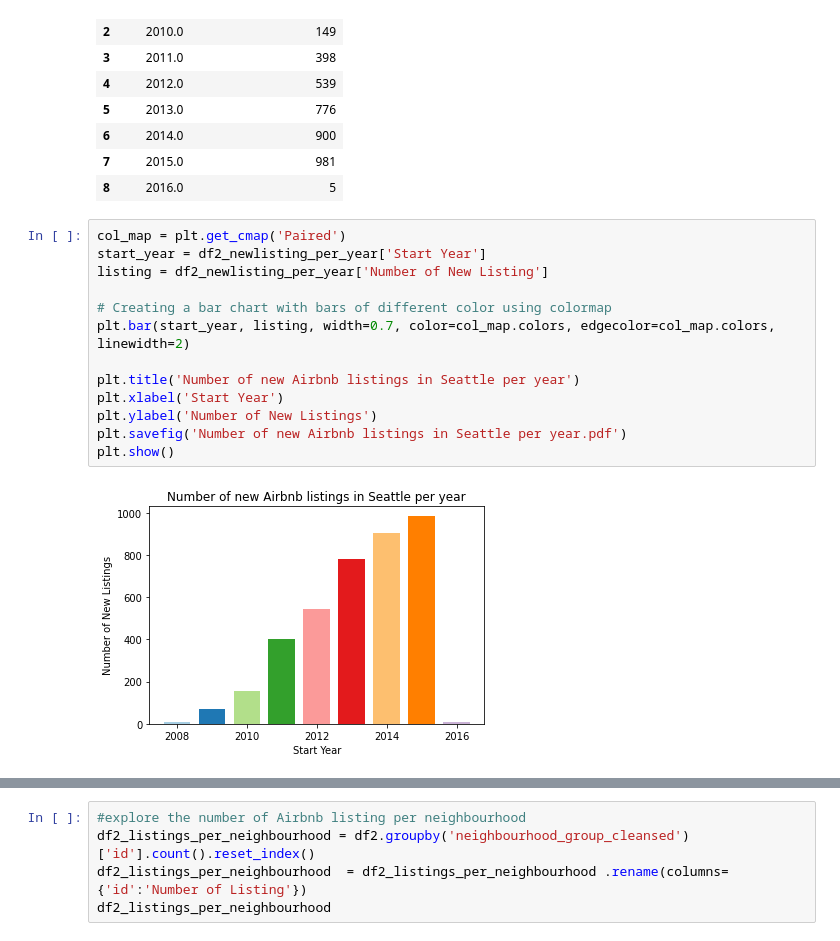
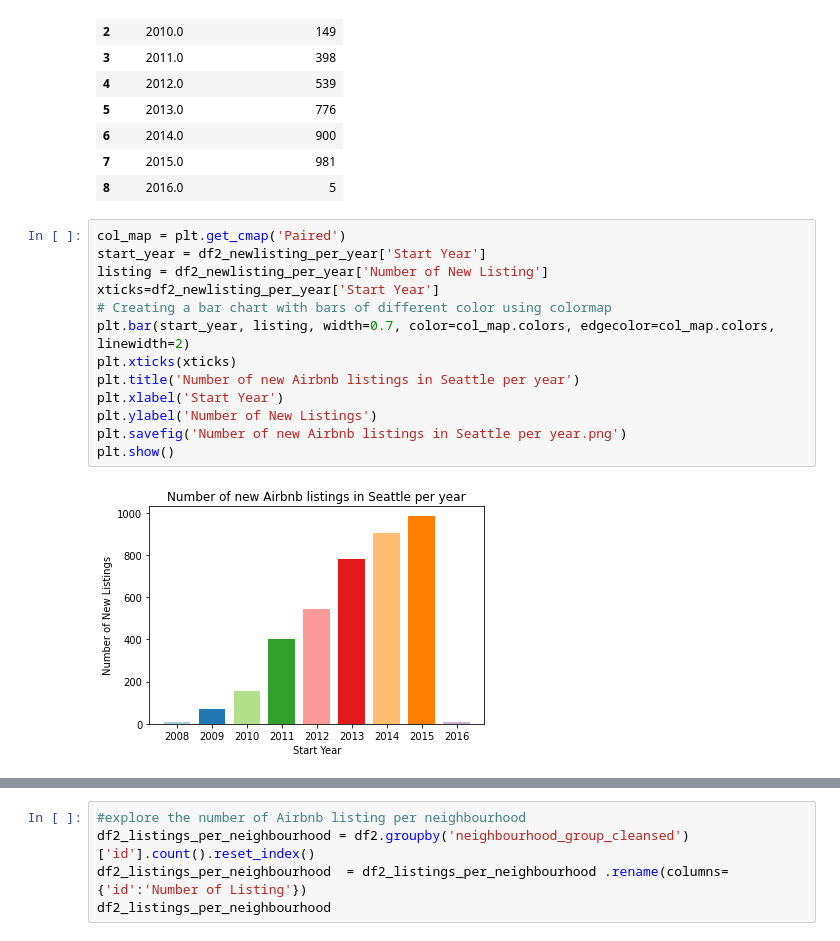
Before and after one commit to liang-qq/Udacity-Data-Scientist-Nanodegree, a Jupyter notebook: Project 1.ipynb, the cells around one changed output, grey strips where cells are left out. Saved outputs shown, nothing was run; the diff lists cells and outputs as text.

```diff
--- a/Project 1.ipynb
+++ b/Project 1.ipynb
@@ -301,15 +301,15 @@ df2_newlisting_per_year
 # %%
 col_map = plt.get_cmap('Paired')
 start_year = df2_newlisting_per_year['Start Year']
 listing = df2_newlisting_per_year['Number of New Listing']
-
+xticks=df2_newlisting_per_year['Start Year']
 # Creating a bar chart with bars of different color using colormap
 plt.bar(start_year, listing, width=0.7, color=col_map.colors, edgecolor=col_map.colors, linewidth=2)
-
+plt.xticks(xticks)
 plt.title('Number of new Airbnb listings in Seattle per year')
 plt.xlabel('Start Year')
 plt.ylabel('Number of New Listings')
-plt.savefig('Number of new Airbnb listings in Seattle per year.pdf')
+plt.savefig('Number of new Airbnb listings in Seattle per year.png')
 plt.show()
 # %% [output]
-[figure, old version]
+[figure, new version]
```
Also changed, not shown: parts of 11 cells of this notebook.
